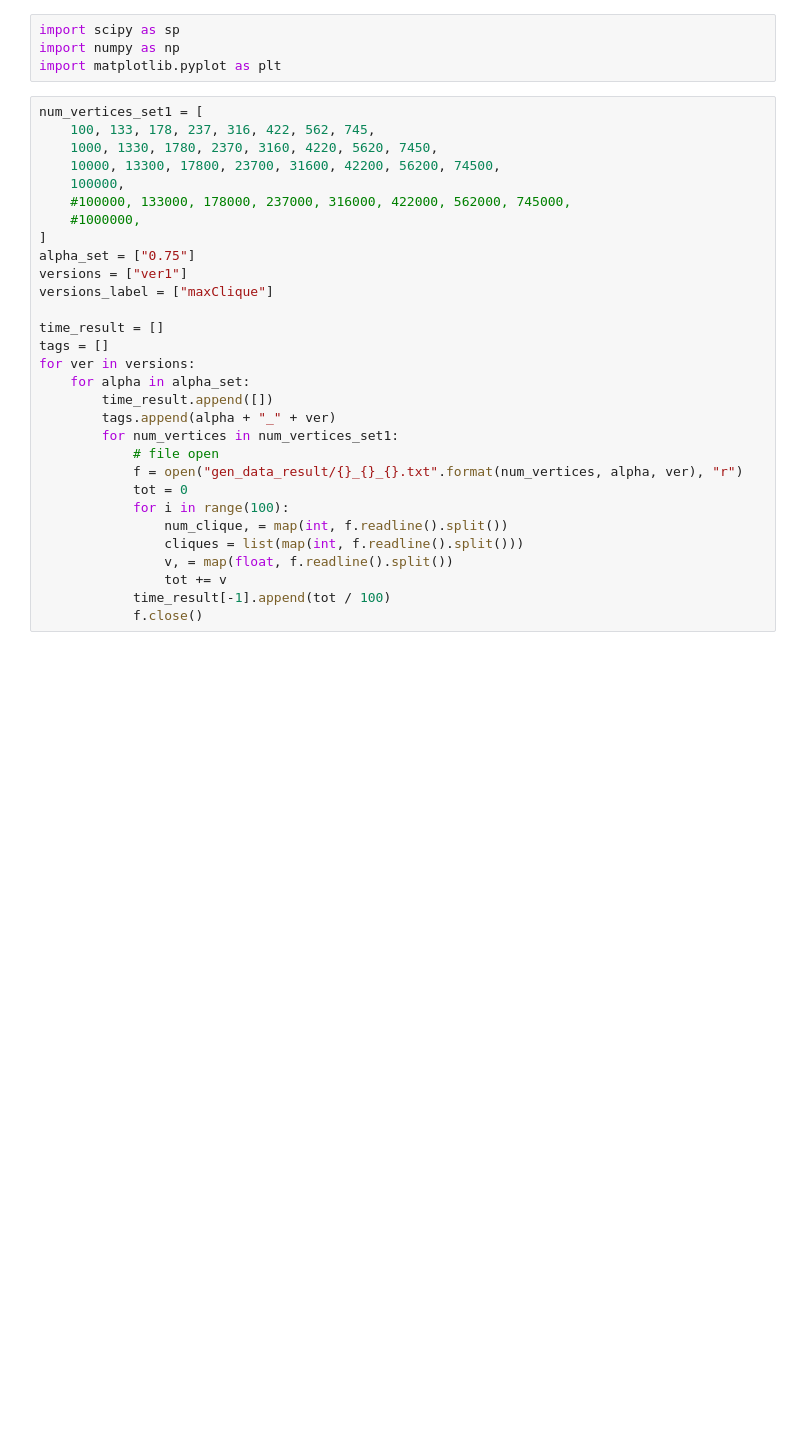
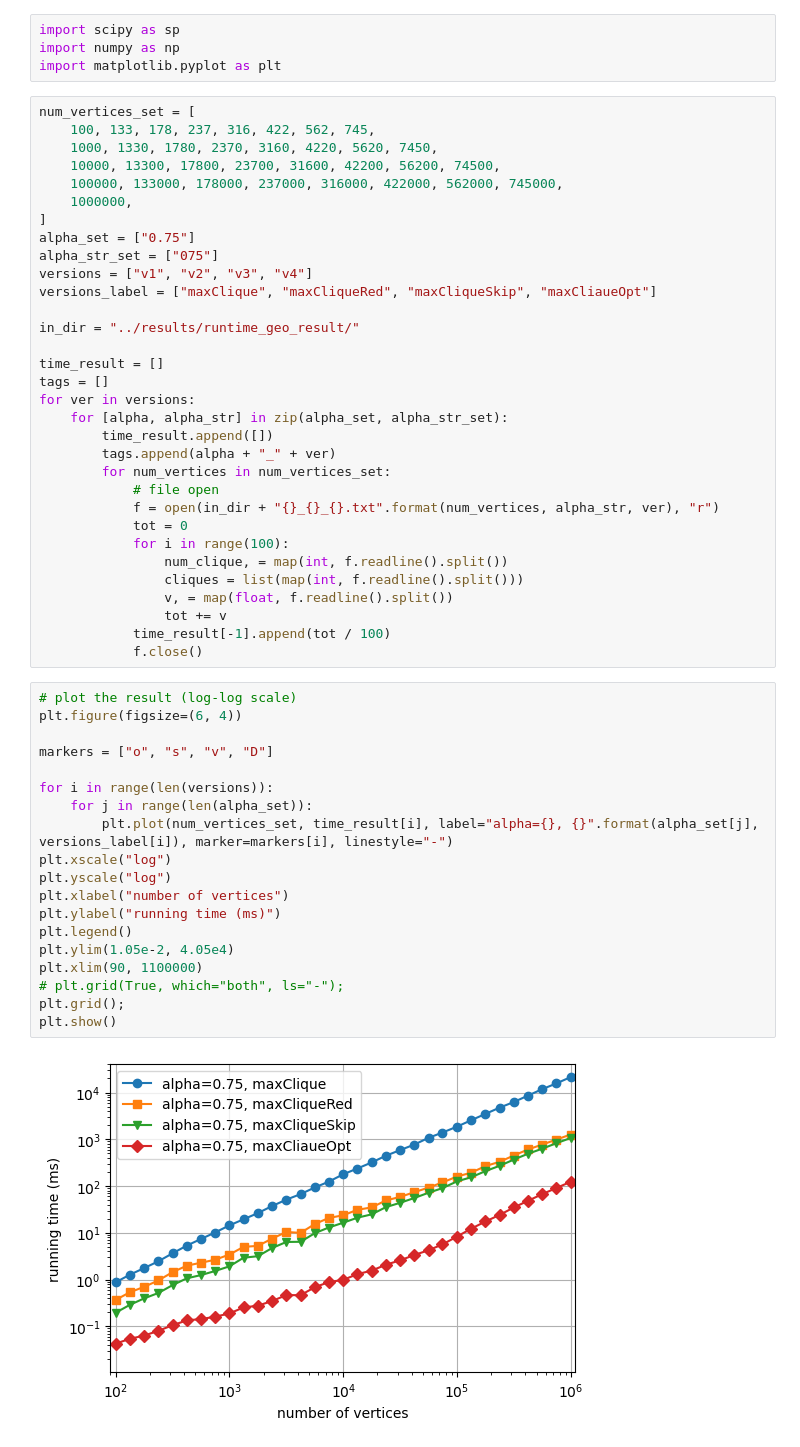
Before and after one commit to Menborong/HRG_maxClique, a Jupyter notebook: visualizer/running_time_test.ipynb, the cells around one changed output. Drawn from its saved outputs; the diff is of its cells as text; blank space fills up the shorter version.

```diff
--- a/visualizer/running_time_test.ipynb
+++ b/visualizer/running_time_test.ipynb
@@ -3,27 +3,29 @@ import scipy as sp
 import numpy as np
 import matplotlib.pyplot as plt
 # %%
-num_vertices_set1 = [
+num_vertices_set = [
     100, 133, 178, 237, 316, 422, 562, 745,
     1000, 1330, 1780, 2370, 3160, 4220, 5620, 7450,
     10000, 13300, 17800, 23700, 31600, 42200, 56200, 74500,
-    100000,
-    #100000, 133000, 178000, 237000, 316000, 422000, 562000, 745000,
-    #1000000,
+    100000, 133000, 178000, 237000, 316000, 422000, 562000, 745000,
+    1000000,
 ]
 alpha_set = ["0.75"]
-versions = ["ver1"]
-versions_label = ["maxClique"]
+alpha_str_set = ["075"]
+versions = ["v1", "v2", "v3", "v4"]
+versions_label = ["maxClique", "maxCliqueRed", "maxCliqueSkip", "maxCliaueOpt"]
+
+in_dir = "../results/runtime_geo_result/"
 
 time_result = []
 tags = []
 for ver in versions:
-    for alpha in alpha_set:
+    for [alpha, alpha_str] in zip(alpha_set, alpha_str_set):
         time_result.append([])
         tags.append(alpha + "_" + ver)
-        for num_vertices in num_vertices_set1:
+        for num_vertices in num_vertices_set:
             # file open
-            f = open("gen_data_result/{}_{}_{}.txt".format(num_vertices, alpha, ver), "r")
+            f = open(in_dir + "{}_{}_{}.txt".format(num_vertices, alpha_str, ver), "r")
             tot = 0
             for i in range(100):
                 num_clique, = map(int, f.readline().split())
@@ -32,4 +34,25 @@ for ver in versions:
                 tot += v
             time_result[-1].append(tot / 100)
             f.close()
+# %%
+# plot the result (log-log scale)
+plt.figure(figsize=(6, 4))
+
+markers = ["o", "s", "v", "D"]
+
+for i in range(len(versions)):
+    for j in range(len(alpha_set)):
+        plt.plot(num_vertices_set, time_result[i], label="alpha={}, {}".format(alpha_set[j], versions_label[i]), marker=markers[i], linestyle="-")
+plt.xscale("log")
+plt.yscale("log")
+plt.xlabel("number of vertices")
+plt.ylabel("running time (ms)")
+plt.legend()
+plt.ylim(1.05e-2, 4.05e4)
+plt.xlim(90, 1100000)
+# plt.grid(True, which="both", ls="-");
+plt.grid();
+plt.show()
+# %% [output]
+[figure, added]
 # %%
```
Also changed, not shown: parts of 7 cells of this notebook.
